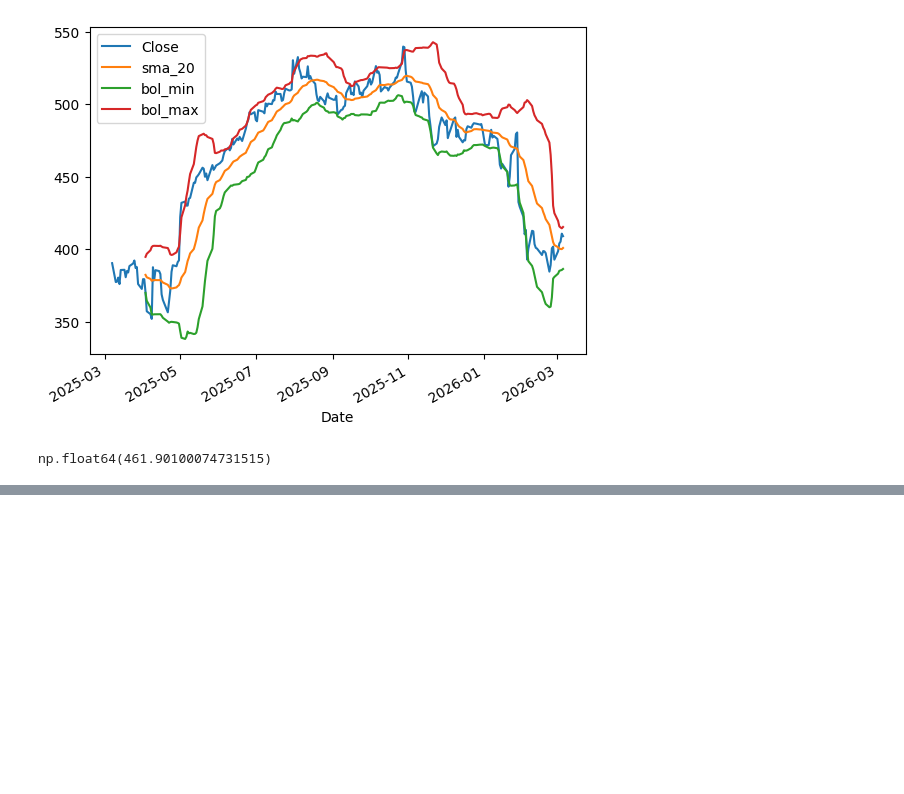
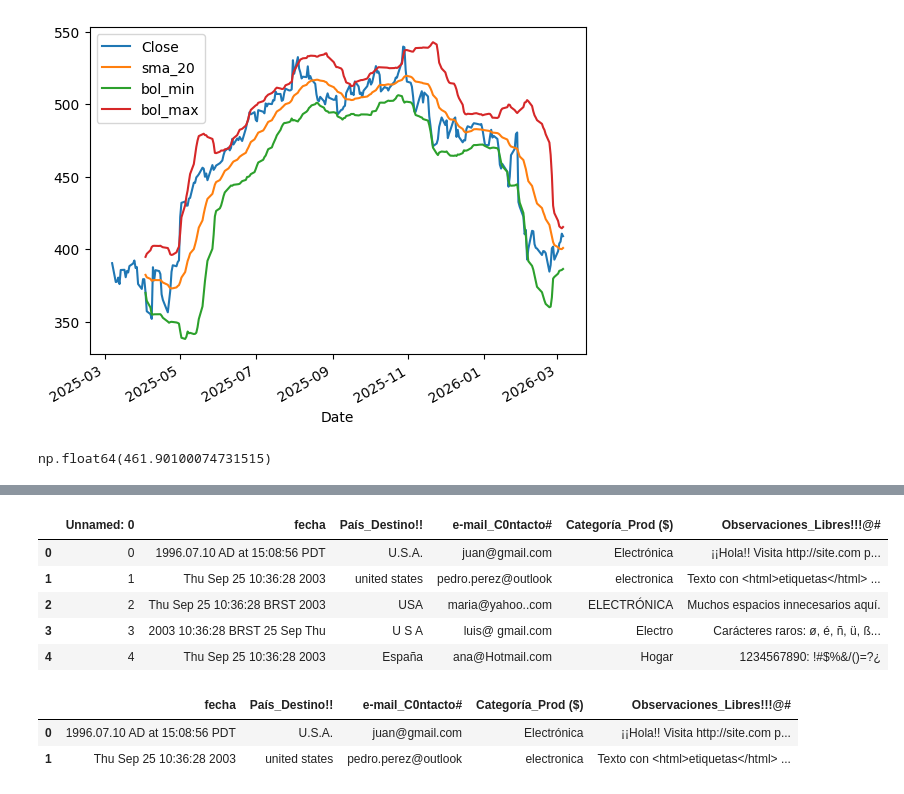
Before and after one commit to emrangel/Course_Data_Financial, a Jupyter notebook: Course/class/scripts/data_analyst.ipynb, the cells around one changed output, grey strips where cells are left out. Saved outputs shown, nothing was run; the diff lists cells and outputs as text; code cells hidden in the pictures; blank space fills up the shorter version.

```diff
--- a/Course/class/scripts/data_analyst.ipynb
+++ b/Course/class/scripts/data_analyst.ipynb
@@ -828,0 +869,11 @@ np.float64(461.90100074731515)
+# %%
+df = pd.read_csv('https://raw.githubusercontent.com/emrangel/Course_Data_Financial/refs/heads/main/Course/class/data/dataset_caos.csv')
+# %%
+df.head()
+# %% [output]
+|  | Unnamed: 0 | fecha | País_Destino!! | e-mail_C0ntacto# | Categoría_Prod ($) | Observaciones_Libres!!!@# |
+| 0 | 0 | 1996.07.10 AD at 15:08:56 PDT | U.S.A. | juan@gmail.com | Electrónica | ¡¡Hola!! Visita http://site.com p... |
+| 1 | 1 | Thu Sep 25 10:36:28 2003 | united states | pedro.perez@outlook | electronica | Texto con <html>etiquetas</html> ... |
+| 2 | 2 | Thu Sep 25 10:36:28 BRST 2003 | USA | maria@yahoo..com | ELECTRÓNICA | Muchos espacios innecesarios aquí. |
+| 3 | 3 | 2003 10:36:28 BRST 25 Sep Thu | U S A | luis@ gmail.com | Electro | Carácteres raros: ø, é, ñ, ü, ß... |
+| 4 | 4 | Thu Sep 25 10:36:28 2003 | España | ana@Hotmail.com | Hogar | 1234567890: !#$%&/()=?¿ |
@@ -828,0 +882,6 @@ np.float64(461.90100074731515)
+# %%
+df.head(2)
+# %% [output]
+|  | fecha | País_Destino!! | e-mail_C0ntacto# | Categoría_Prod ($) | Observaciones_Libres!!!@# |
+| 0 | 1996.07.10 AD at 15:08:56 PDT | U.S.A. | juan@gmail.com | Electrónica | ¡¡Hola!! Visita http://site.com p... |
+| 1 | Thu Sep 25 10:36:28 2003 | united states | pedro.perez@outlook | electronica | Texto con <html>etiquetas</html> ... |
```
Also changed, not shown: parts of 16 cells of this notebook.
